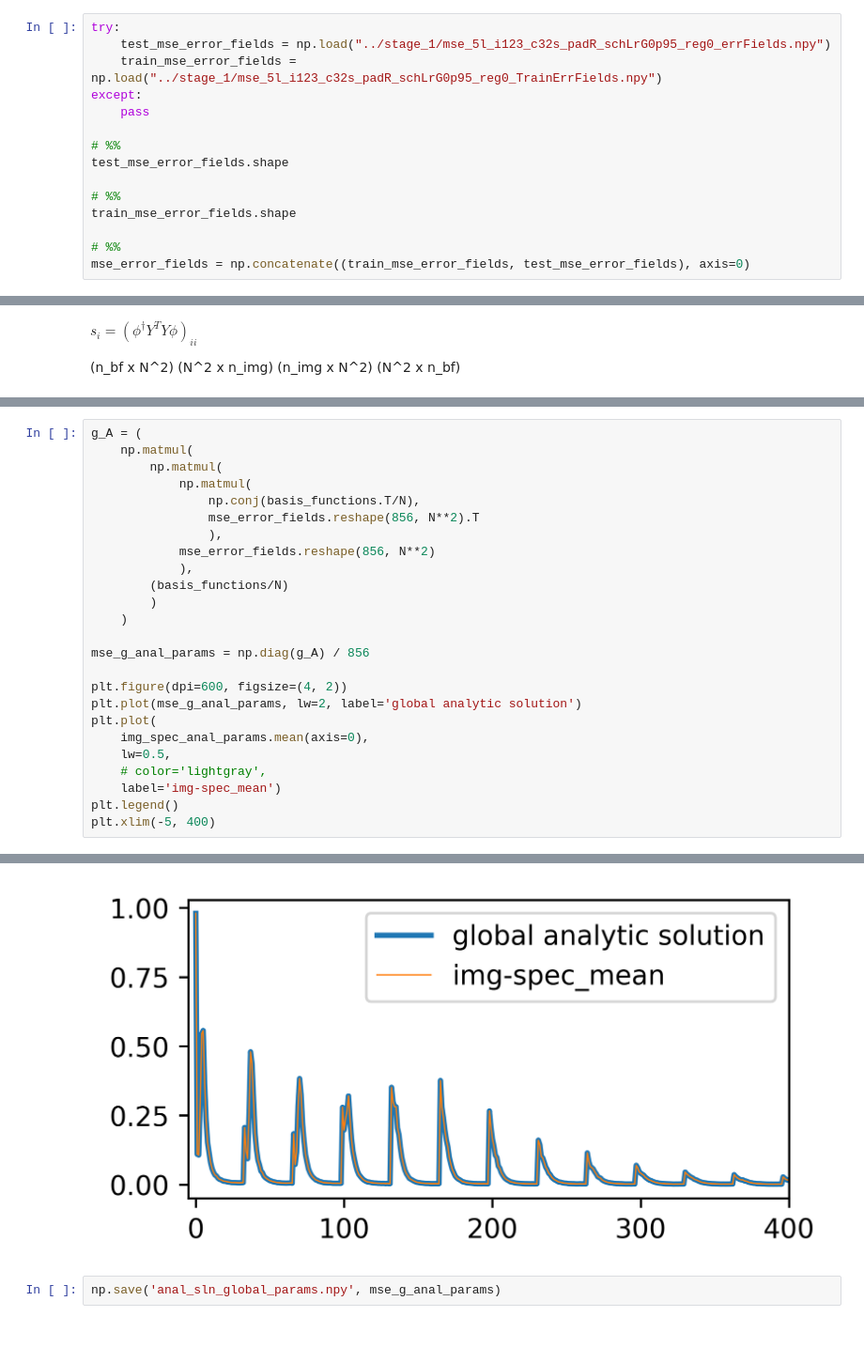
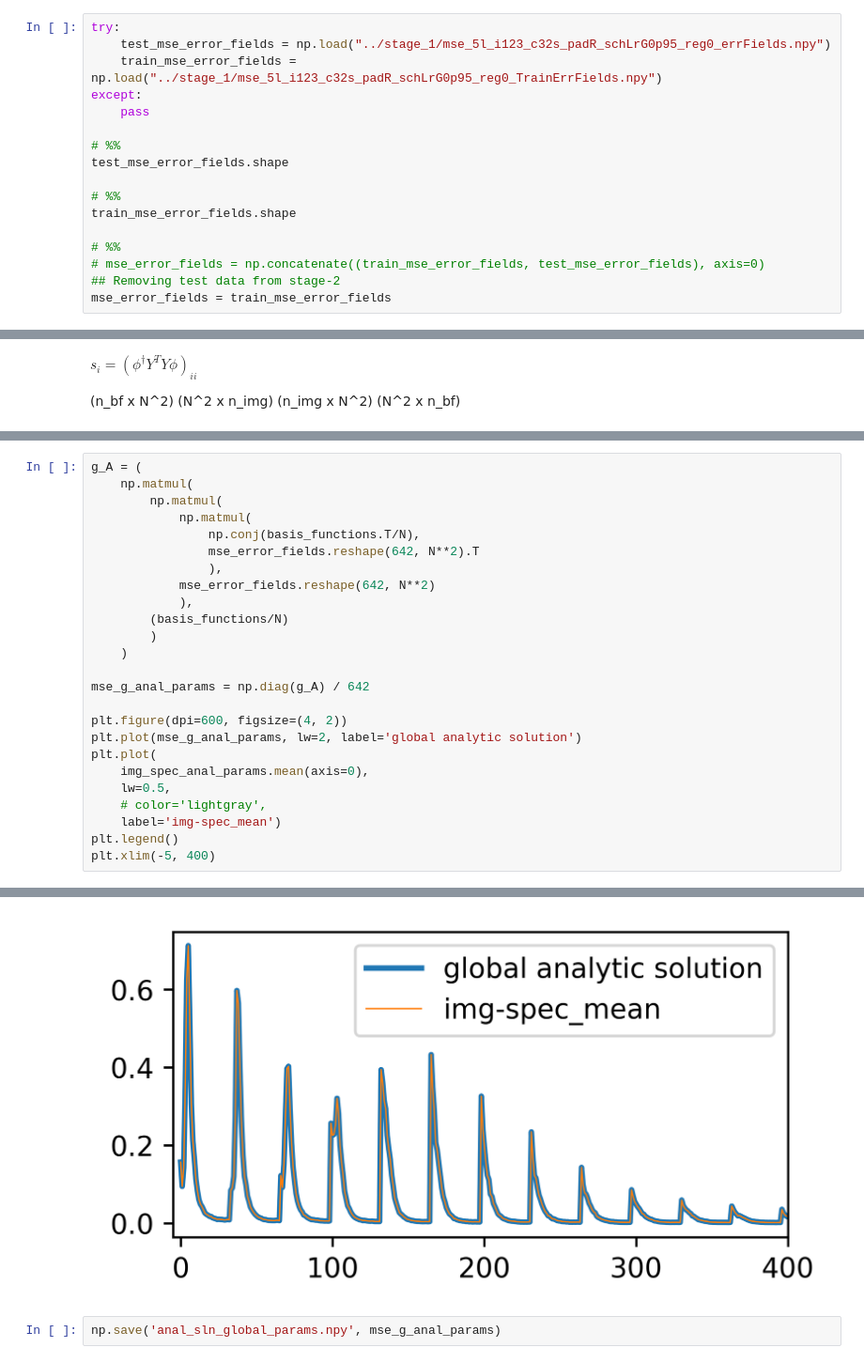
Before and after one commit to HarrisonGoldwyn/distributional_SRCNN, a Jupyter notebook: sr_ordered_train0p75/stage_2/parCov_fitting_fourier_analytic.ipynb, the cells around one changed output, grey strips where cells are left out. Shown: that part at 94% size. Cells and saved outputs as stored; diff of their text form; blank space fills up the shorter version.

Commit message:
Took out test data from stage 2b

```diff
--- a/sr_ordered_train0p75/stage_2/parCov_fitting_fourier_analytic.ipynb
+++ b/sr_ordered_train0p75/stage_2/parCov_fitting_fourier_analytic.ipynb
@@ -133,7 +139,9 @@ test_mse_error_fields.shape
 train_mse_error_fields.shape
 
 # %%
-mse_error_fields = np.concatenate((train_mse_error_fields, test_mse_error_fields), axis=0)
+# mse_error_fields = np.concatenate((train_mse_error_fields, test_mse_error_fields), axis=0)
+## Removing test data from stage-2
+mse_error_fields = train_mse_error_fields
 # %% [markdown]
 # Analytical solution to stage-2
 # %% [markdown]
@@ -222,30 +218,30 @@ img_spec_anal_params.shape
 # %%
 g_A = (
     np.matmul(
         np.matmul(
             np.matmul(
                 np.conj(basis_functions.T/N),
-                mse_error_fields.reshape(856, N**2).T
+                mse_error_fields.reshape(642, N**2).T
                 ),
-            mse_error_fields.reshape(856, N**2)
+            mse_error_fields.reshape(642, N**2)
             ),
         (basis_functions/N)
         )
     )
 
-mse_g_anal_params = np.diag(g_A) / 856
+mse_g_anal_params = np.diag(g_A) / 642
 
 plt.figure(dpi=600, figsize=(4, 2))
 plt.plot(mse_g_anal_params, lw=2, label='global analytic solution')
 plt.plot(
     img_spec_anal_params.mean(axis=0),
     lw=0.5,
     # color='lightgray',
     label='img-spec_mean')
 plt.legend()
 plt.xlim(-5, 400)
 # %% [output]
 (-5.0, 400.0)
-[figure, old version]
+[figure, new version]
 # %%
 np.save('anal_sln_global_params.npy', mse_g_anal_params)
```
Also changed, not shown: parts of 10 cells of this notebook, 22 other files.
